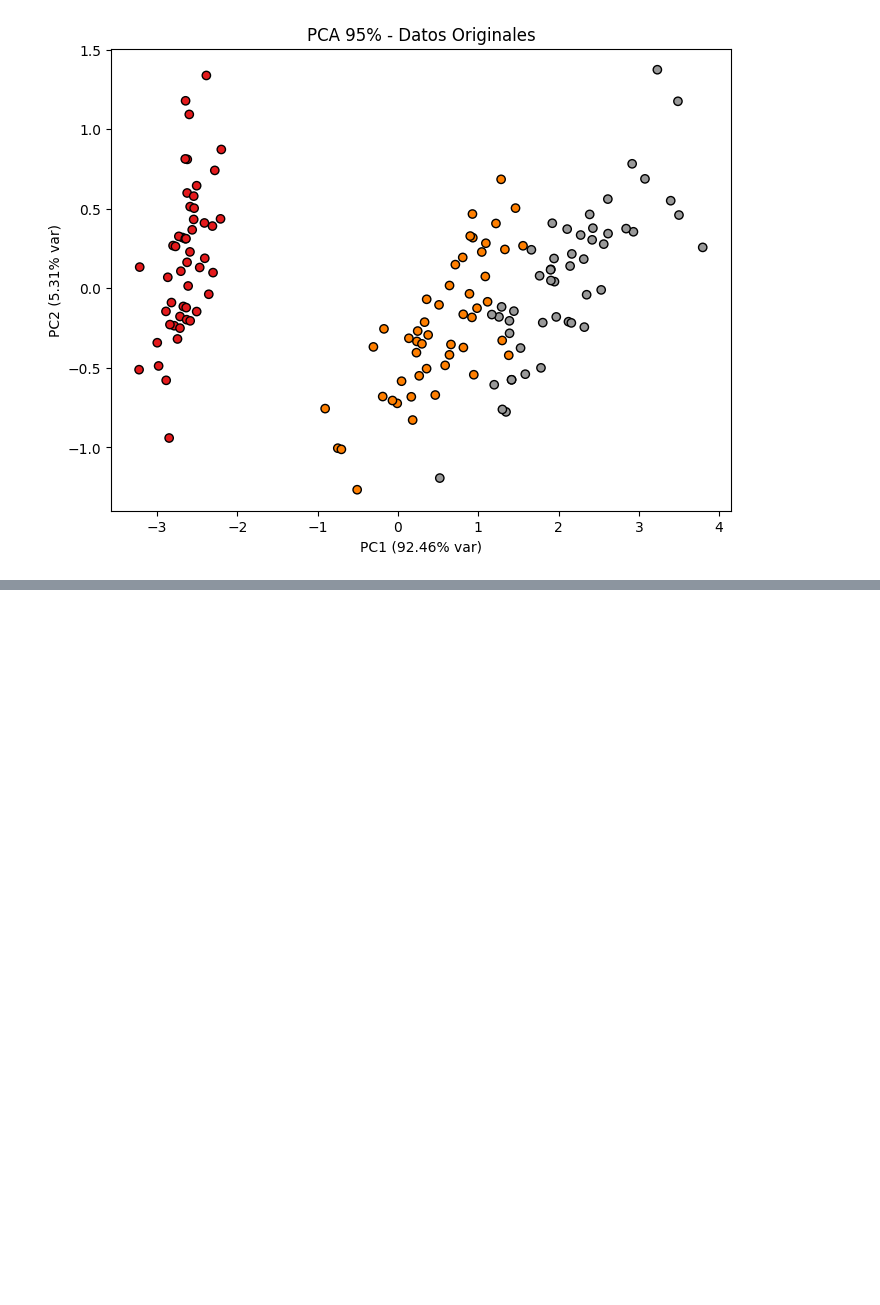
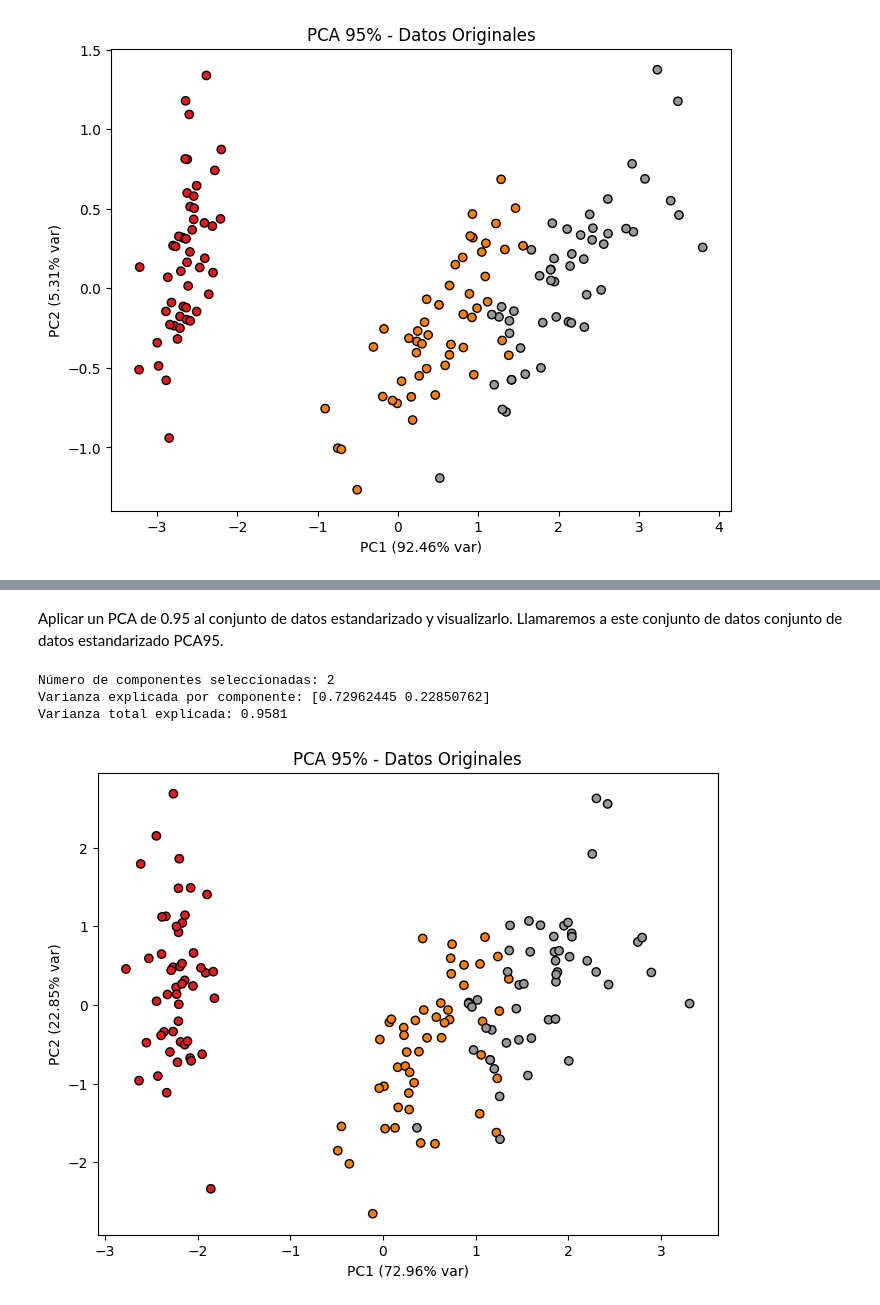
Before and after one commit to Javierub32/3-Carrera-Software, a Jupyter notebook: Aprendizaje Automatico/Practicas/PR02/mainJavi.ipynb, the cells around one changed output, grey strips where cells are left out. Saved outputs shown, nothing was run; the diff lists cells and outputs as text; code cells hidden in the pictures; blank space fills up the shorter version.

```diff
--- a/Aprendizaje Automatico/Practicas/PR02/mainJavi.ipynb
+++ b/Aprendizaje Automatico/Practicas/PR02/mainJavi.ipynb
@@ -98,0 +129,35 @@ Varianza total explicada: 0.9777
+# %% [markdown]
+Aplicar un PCA de 0.95 al conjunto de datos estandarizado y visualizarlo.
+Llamaremos a este conjunto de datos conjunto de datos estandarizado PCA95.
+# %%
+from sklearn.decomposition import PCA
+
+pca_95 = PCA(n_components=0.95)
+x_pca95 = pca_95.fit_transform(x_scaled)
+columnas = [f'PC{i+1}' for i in range(x_pca95.shape[1])]
+
+conjunto_de_datos_originalPCA95 = pd.DataFrame(data=x_pca95, columns=columnas)
+conjunto_de_datos_originalPCA95['target'] = target
+
+# Mostrar información del PCA
+print(f"Número de componentes seleccionadas: {pca_95.n_components_}")
+print(f"Varianza explicada por componente: {pca_95.explained_variance_ratio_}")
+print(f"Varianza total explicada: {pca_95.explained_variance_ratio_.sum():.4f}")
+
+# Visualizar las dos primeras componentes principales
+plt.figure(5, figsize=(8, 6))
+plt.clf()
+plt.scatter(conjunto_de_datos_originalPCA95['PC1'],
+            conjunto_de_datos_originalPCA95['PC2'],
+            c=conjunto_de_datos_originalPCA95['target'],
+            cmap=plt.cm.Set1,
+            edgecolor='k')
+plt.xlabel(f'PC1 ({pca_95.explained_variance_ratio_[0]:.2%} var)')
+plt.ylabel(f'PC2 ({pca_95.explained_variance_ratio_[1]:.2%} var)')
+plt.title('PCA 95% - Datos Originales')
+plt.show()
+# %% [output]
+Número de componentes seleccionadas: 2
+Varianza explicada por componente: [0.72962445 0.22850762]
+Varianza total explicada: 0.9581
+[figure, added]
```
Also changed, not shown: parts of 9 cells of this notebook, 4 other files.
